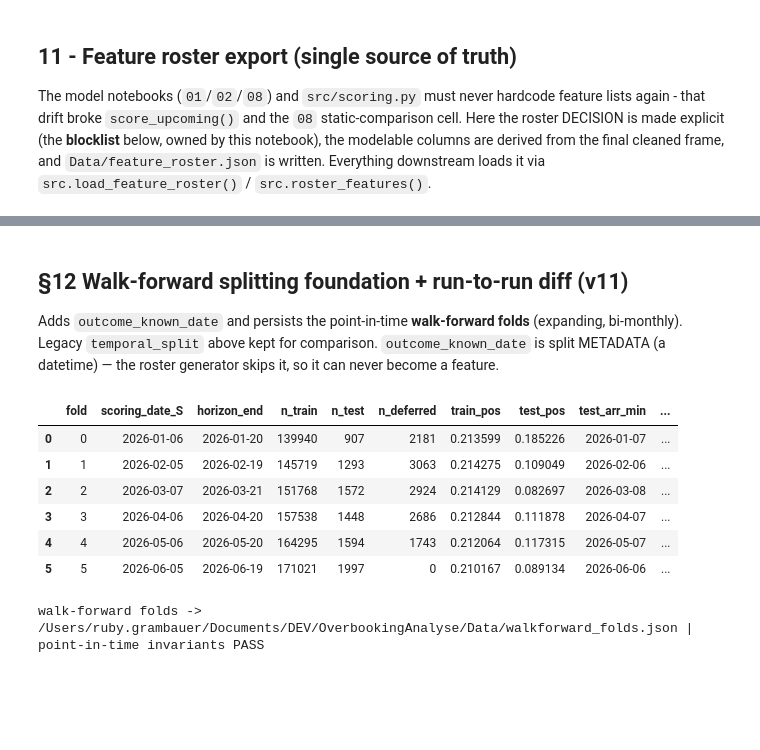
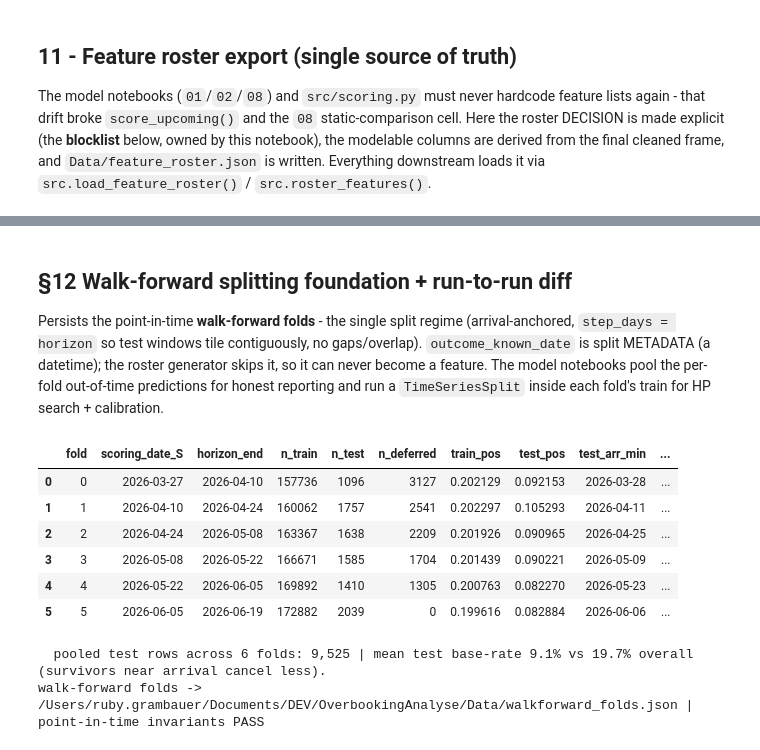
Before and after one commit to StayeryHQ/overbookinganalyses, a Jupyter notebook: notebooks/00_data_audit.ipynb, the cells around one changed output, grey strips where cells are left out. Drawn from its saved outputs; the diff is of its cells as text; code cells hidden in the pictures; blank space fills up the shorter version.

```diff
--- a/notebooks/00_data_audit.ipynb
+++ b/notebooks/00_data_audit.ipynb
@@ -1846,7 +1853,7 @@ Sanity-check the cleaned frame. These assertions MUST pass for the modelling not
 # %%
 qc_failures = []
 
-TARGET_STATUSES = {"Canceled", "CheckedOut", "InHouse"}
+TARGET_STATUSES = {"Canceled", "CheckedOut", "InHouse", "NoShow"}
 bad_status = df[~df["status"].isin(TARGET_STATUSES)]
 if len(bad_status):
     qc_failures.append(f"{len(bad_status)} rows in non-target status")
@@ -1878,11 +1885,16 @@ if qc_failures:
 print(f"  all QC checks passed. final: {len(df):,} rows x {df.shape[1]} cols")
 prev = snap("4.5 QC passed", df, prev=prev)
 
-# --- Binary target encoding (Canceled=1, CheckedOut/InHouse=0) ---------
-STATUS_MAP = {"Canceled": 1, "CheckedOut": 0, "InHouse": 0}
-unmapped = set(df["status"].unique()) - set(STATUS_MAP)
-assert not unmapped, f"unmapped statuses present: {unmapped}"
-df["status"] = df["status"].map(STATUS_MAP).astype("int8")
-print(f"  status encoded as int8 (1=Canceled, 0=CheckedOut/InHouse). "
-      f"positive share: {df['status'].mean():.2%}")
+# --- Binary target encoding: 1 = cancel BEFORE arrival ---------------------
+# Positive = Canceled AND logged while the stay was still upcoming
+# (cancel_days_before_arrival > 0, from §3.2). CheckedOut, InHouse, NoShow and
+# on/after-arrival cancels are negatives (no future night freed). This MATCHES
+# the hazard model's event definition (08) -> static and survival share one estimand.
+cdba = pd.to_numeric(df["cancel_days_before_arrival"], errors="coerce")
+is_pre_arrival_cancel = df["status"].eq("Canceled") & cdba.gt(0)
+n_noshow = int(df["status"].eq("NoShow").sum())
+n_post   = int((df["status"].eq("Canceled") & ~cdba.gt(0)).sum())
+df["status"] = is_pre_arrival_cancel.astype("int8")
+print(f"  status encoded int8 (1 = cancel-before-arrival). positive share: {df['status'].mean():.2%}")
+print(f"  negatives include {n_noshow:,} no-shows and {n_post:,} on/after-arrival cancels.")
 # %% [output]
@@ -2481,33 +2402,47 @@ print(f"  dynamic ({len(DYNAMIC_NUMERIC)}):     {DYNAMIC_NUMERIC}")
 # %% [markdown]
-## §12 Walk-forward splitting foundation + run-to-run diff (v11)
+## §12 Walk-forward splitting foundation + run-to-run diff
 
-Adds `outcome_known_date` and persists the point-in-time **walk-forward folds** (expanding, bi-monthly). Legacy `temporal_split` above kept for comparison. `outcome_known_date` is split METADATA (a datetime) — the roster generator skips it, so it can never become a feature.
+Persists the point-in-time **walk-forward folds** - the single split regime
+(arrival-anchored, `step_days = horizon` so test windows tile contiguously, no
+gaps/overlap). `outcome_known_date` is split METADATA (a datetime); the roster
+generator skips it, so it can never become a feature. The model notebooks pool
+the per-fold out-of-time predictions for honest reporting and run a
+`TimeSeriesSplit` inside each fold's train for HP search + calibration.
 # %%
 from src import walkforward as wf
 import json as _json
 
 df = wf.add_outcome_known_date(df)
 df.to_parquet(CLEAN_PATH, index=False)
 
-folds = wf.make_folds(df, n_folds=6, horizon_days=14, step_days=30, scheme="expanding")
+# Arrival-anchored walk-forward = the ONE evaluation regime. step_days = horizon
+# so test windows TILE the timeline contiguously (no gaps, no overlap); the model
+# notebooks pool the per-fold out-of-time predictions for reporting. Use more
+# folds (e.g. 12) for the final report to widen the pooled test sample.
+WF_PARAMS = {"n_folds": 6, "horizon_days": 14, "step_days": 14, "scheme": "expanding"}
+folds = wf.make_folds(df, **WF_PARAMS)
 wf.assert_point_in_time(df, folds)
 fold_tbl = wf.fold_summary(df, folds)
 display(fold_tbl)
+print(f"  pooled test rows across {len(folds)} folds: {int(fold_tbl['n_test'].sum()):,} "
+      f"| mean test base-rate {fold_tbl['test_pos'].mean():.1%} "
+      f"vs {df['status'].mean():.1%} overall (survivors near arrival cancel less).")
 
 FOLDS_PATH = data_dir() / "walkforward_folds.json"
 with open(FOLDS_PATH, "w") as fh:
-    _json.dump({"params": {"n_folds": 6, "horizon_days": 14, "step_days": 30, "scheme": "expanding"},
+    _json.dump({"params": WF_PARAMS,
                 "asof": str(df["outcome_known_date"].max().date()),
                 "folds": fold_tbl.to_dict(orient="records")}, fh, indent=2, default=str)
 print("walk-forward folds ->", FOLDS_PATH, "| point-in-time invariants PASS")
 # %% [output]
 |  | fold | scoring_date_S | horizon_end | n_train | n_test | n_deferred | train_pos | test_pos | test_arr_min | ... |
-| 0 | 0 | 2026-01-06 | 2026-01-20 | 139940 | 907 | 2181 | 0.213599 | 0.185226 | 2026-01-07 | ... |
-| 1 | 1 | 2026-02-05 | 2026-02-19 | 145719 | 1293 | 3063 | 0.214275 | 0.109049 | 2026-02-06 | ... |
-| 2 | 2 | 2026-03-07 | 2026-03-21 | 151768 | 1572 | 2924 | 0.214129 | 0.082697 | 2026-03-08 | ... |
-| 3 | 3 | 2026-04-06 | 2026-04-20 | 157538 | 1448 | 2686 | 0.212844 | 0.111878 | 2026-04-07 | ... |
-| 4 | 4 | 2026-05-06 | 2026-05-20 | 164295 | 1594 | 1743 | 0.212064 | 0.117315 | 2026-05-07 | ... |
-| 5 | 5 | 2026-06-05 | 2026-06-19 | 171021 | 1997 | 0 | 0.210167 | 0.089134 | 2026-06-06 | ... |
+| 0 | 0 | 2026-03-27 | 2026-04-10 | 157736 | 1096 | 3127 | 0.202129 | 0.092153 | 2026-03-28 | ... |
+| 1 | 1 | 2026-04-10 | 2026-04-24 | 160062 | 1757 | 2541 | 0.202297 | 0.105293 | 2026-04-11 | ... |
+| 2 | 2 | 2026-04-24 | 2026-05-08 | 163367 | 1638 | 2209 | 0.201926 | 0.090965 | 2026-04-25 | ... |
+| 3 | 3 | 2026-05-08 | 2026-05-22 | 166671 | 1585 | 1704 | 0.201439 | 0.090221 | 2026-05-09 | ... |
+| 4 | 4 | 2026-05-22 | 2026-06-05 | 169892 | 1410 | 1305 | 0.200763 | 0.082270 | 2026-05-23 | ... |
+| 5 | 5 | 2026-06-05 | 2026-06-19 | 172882 | 2039 | 0 | 0.199616 | 0.082884 | 2026-06-06 | ... |
+  pooled test rows across 6 folds: 9,525 | mean test base-rate 9.1% vs 19.7% overall (survivors near arrival cancel less).
 walk-forward folds -> /Users/ruby.grambauer/Documents/DEV/OverbookingAnalyse/Data/walkforward_folds.json | point-in-time invariants PASS
 # %%
 RUN_PATH = data_dir() / "run_summary.json"
```
Also changed, not shown: parts of 58 cells of this notebook, 1 other file.
